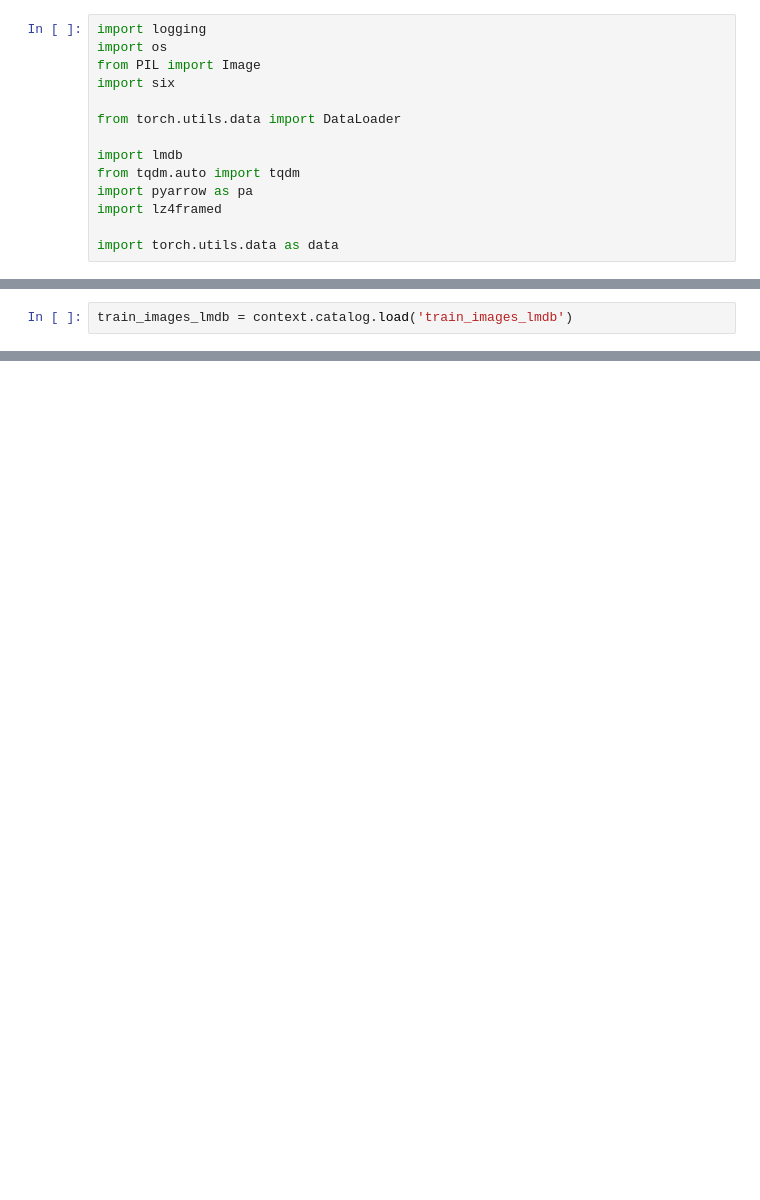
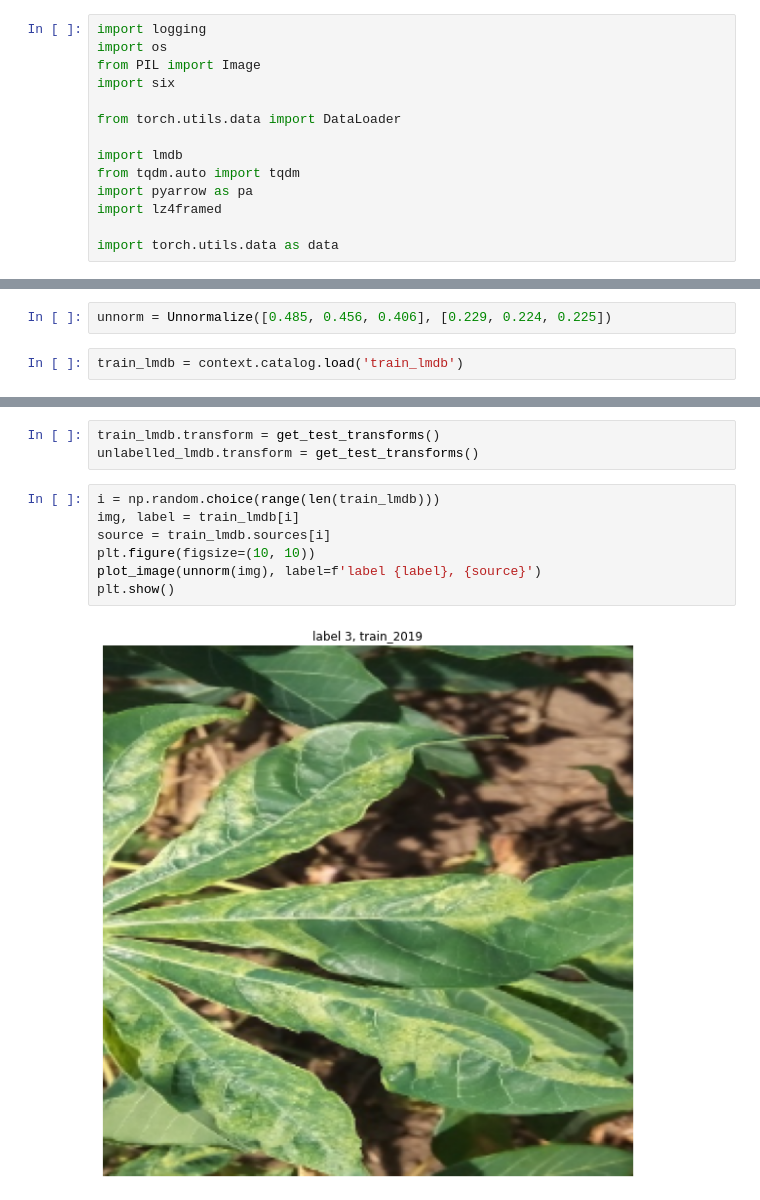
Before and after one commit to btseytlin/kaggle_cassava, a Jupyter notebook: notebooks/LMDB.ipynb, the cells around one changed output, grey strips where cells are left out. Cells and saved outputs as stored; diff of their text form; blank space fills up the shorter version.

```diff
--- a/notebooks/LMDB.ipynb
+++ b/notebooks/LMDB.ipynb
@@ -17,3 +19,5 @@ from cassava.lmdb_dataset import *
+# %%
+unnorm = Unnormalize([0.485, 0.456, 0.406], [0.229, 0.224, 0.225])
 # %%
-train_images_lmdb = context.catalog.load('train_images_lmdb')
+train_lmdb = context.catalog.load('train_lmdb')
 # %% [output]
@@ -32,0 +29,12 @@ train_images_lmdb[0][0]
+# %%
+train_lmdb.transform = get_test_transforms()
+unlabelled_lmdb.transform = get_test_transforms()
+# %%
+i = np.random.choice(range(len(train_lmdb)))
+img, label = train_lmdb[i]
+source = train_lmdb.sources[i]
+plt.figure(figsize=(10, 10))
+plot_image(unnorm(img), label=f'label {label}, {source}')
+plt.show()
+# %% [output]
+[figure, added]
```
Also changed, not shown: parts of 7 cells of this notebook, 10 other files.
